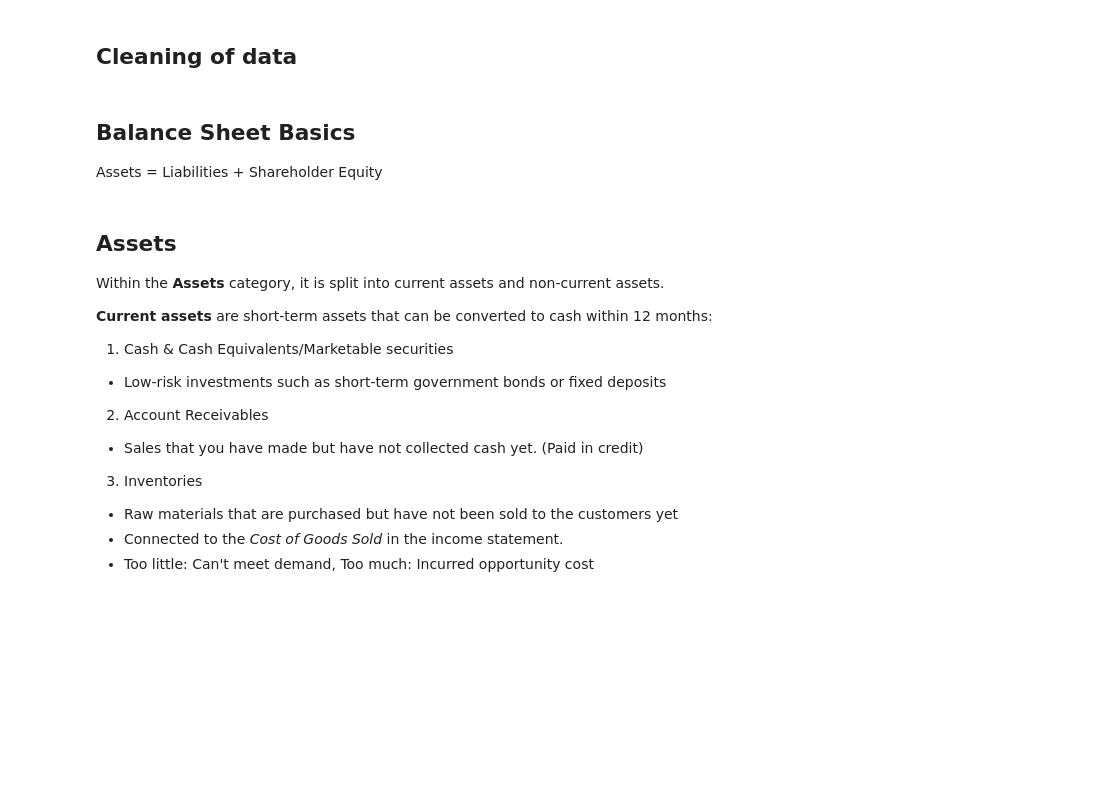
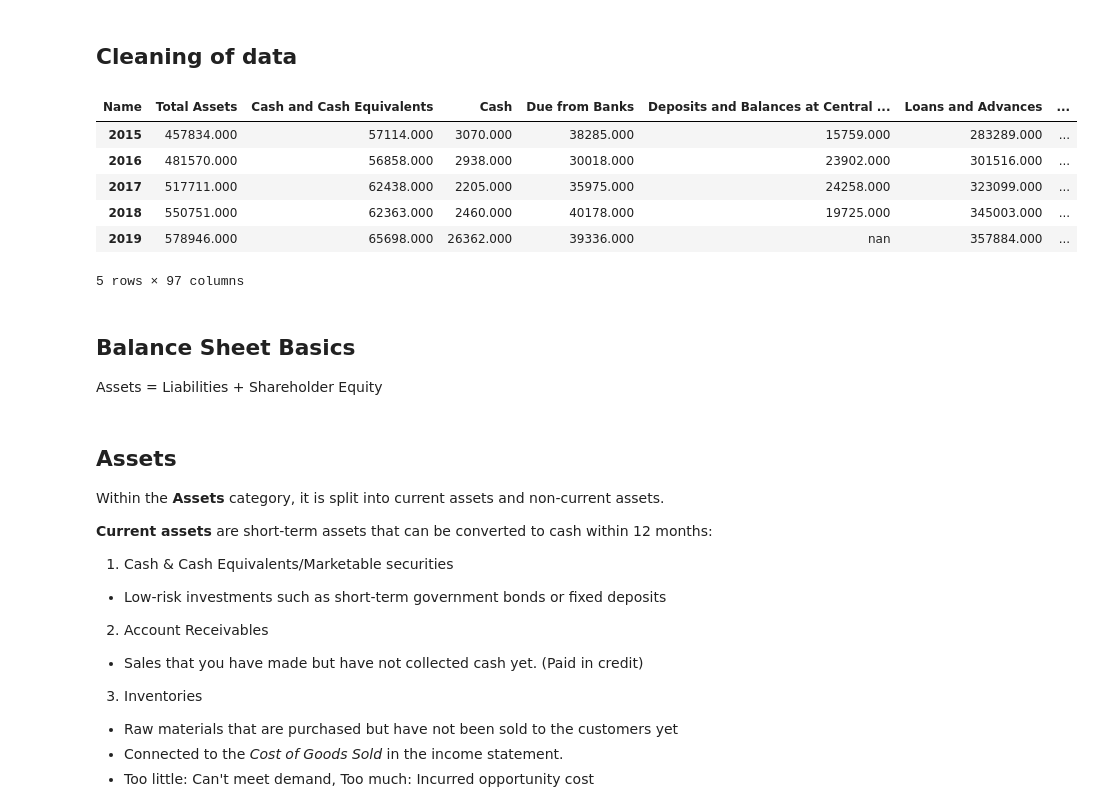
Before and after one commit to laiqinghui/Investment-Notebook, a Jupyter notebook: Stocks/Script/Balance Sheet Analyser.ipynb, the cells around one changed output. Saved outputs shown, nothing was run; the diff lists cells and outputs as text; code cells hidden in the pictures; blank space fills up the shorter version.

```diff
--- a/Stocks/Script/Balance Sheet Analyser.ipynb
+++ b/Stocks/Script/Balance Sheet Analyser.ipynb
@@ -43,12 +60,21 @@ balance
 # %%
 # Remove whitespaces
 balance.index = balance.index.str.strip()
 # Transpose df to make metrics as columns
 balance = balance.T
 # Remove commas and convert str to float for all cols
 balance[balance.keys()] = balance[balance.keys()].replace({',': ''}, regex=True).astype(float)/1000000
 # Reorder the rows to be ascending downwards
 balance = balance.sort_index()
+balance
+# %% [output]
+| Name | Total Assets | Cash and Cash Equivalents | Cash | Due from Banks | Deposits and Balances at Central ... | Loans and Advances | ... |
+| 2015 | 457834.000 | 57114.000 | 3070.000 | 38285.000 | 15759.000 | 283289.000 | ... |
+| 2016 | 481570.000 | 56858.000 | 2938.000 | 30018.000 | 23902.000 | 301516.000 | ... |
+| 2017 | 517711.000 | 62438.000 | 2205.000 | 35975.000 | 24258.000 | 323099.000 | ... |
+| 2018 | 550751.000 | 62363.000 | 2460.000 | 40178.000 | 19725.000 | 345003.000 | ... |
+| 2019 | 578946.000 | 65698.000 | 26362.000 | 39336.000 | nan | 357884.000 | ... |
+5 rows × 97 columns
 # %% [markdown]
 ## Balance Sheet Basics
 
```
Also changed, not shown: parts of 4 cells of this notebook, 7 other files.
